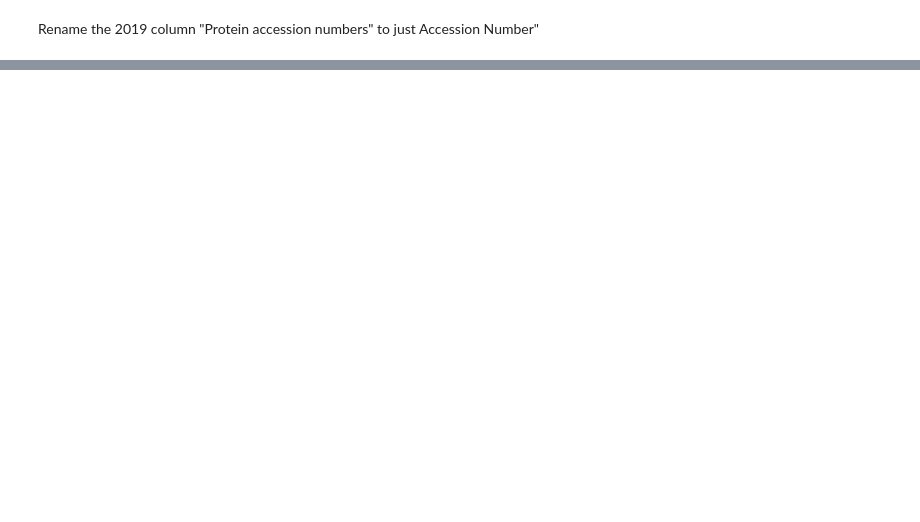
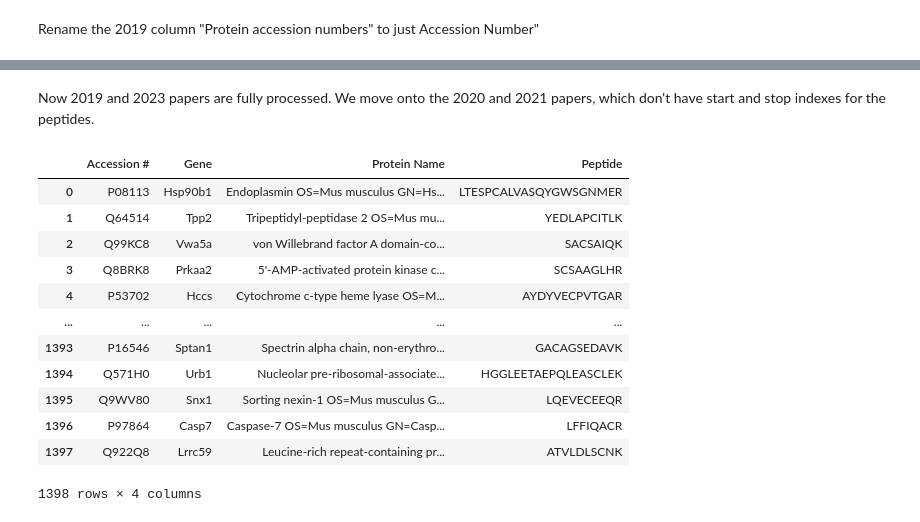
Before and after one commit to rohand2290/glutothyination-data-processing, a Jupyter notebook: data_processing.ipynb, the cells around one changed output, grey strips where cells are left out. Drawn from its saved outputs; the diff is of its cells as text; code cells hidden in the pictures; blank space fills up the shorter version.

```diff
--- a/data_processing.ipynb
+++ b/data_processing.ipynb
@@ -73,0 +148,21 @@ def formatData(df):
+# %% [markdown]
+Now 2019 and 2023 papers are fully processed. We move onto the 2020 and 2021 papers, which don't have start and stop indexes for the peptides.
+# %%
+df_2020.columns
+
+sub_2020 = df_2020[['Accession #', 'Gene ', 'Protein Name', 'Peptide']]
+sub_2020
+# %% [output]
+|  | Accession # | Gene | Protein Name | Peptide |
+| 0 | P08113 | Hsp90b1 | Endoplasmin OS=Mus musculus GN=Hs... | LTESPCALVASQYGWSGNMER |
+| 1 | Q64514 | Tpp2 | Tripeptidyl-peptidase 2 OS=Mus mu... | YEDLAPCITLK |
+| 2 | Q99KC8 | Vwa5a | von Willebrand factor A domain-co... | SACSAIQK |
+| 3 | Q8BRK8 | Prkaa2 | 5'-AMP-activated protein kinase c... | SCSAAGLHR |
+| 4 | P53702 | Hccs | Cytochrome c-type heme lyase OS=M... | AYDYVECPVTGAR |
+| ... | ... | ... | ... | ... |
+| 1393 | P16546 | Sptan1 | Spectrin alpha chain, non-erythro... | GACAGSEDAVK |
+| 1394 | Q571H0 | Urb1 | Nucleolar pre-ribosomal-associate... | HGGLEETAEPQLEASCLEK |
+| 1395 | Q9WV80 | Snx1 | Sorting nexin-1 OS=Mus musculus G... | LQEVECEEQR |
+| 1396 | P97864 | Casp7 | Caspase-7 OS=Mus musculus GN=Casp... | LFFIQACR |
+| 1397 | Q922Q8 | Lrrc59 | Leucine-rich repeat-containing pr... | ATVLDLSCNK |
+1398 rows × 4 columns
```
Also changed, not shown: parts of 13 cells of this notebook, 3 other files.
